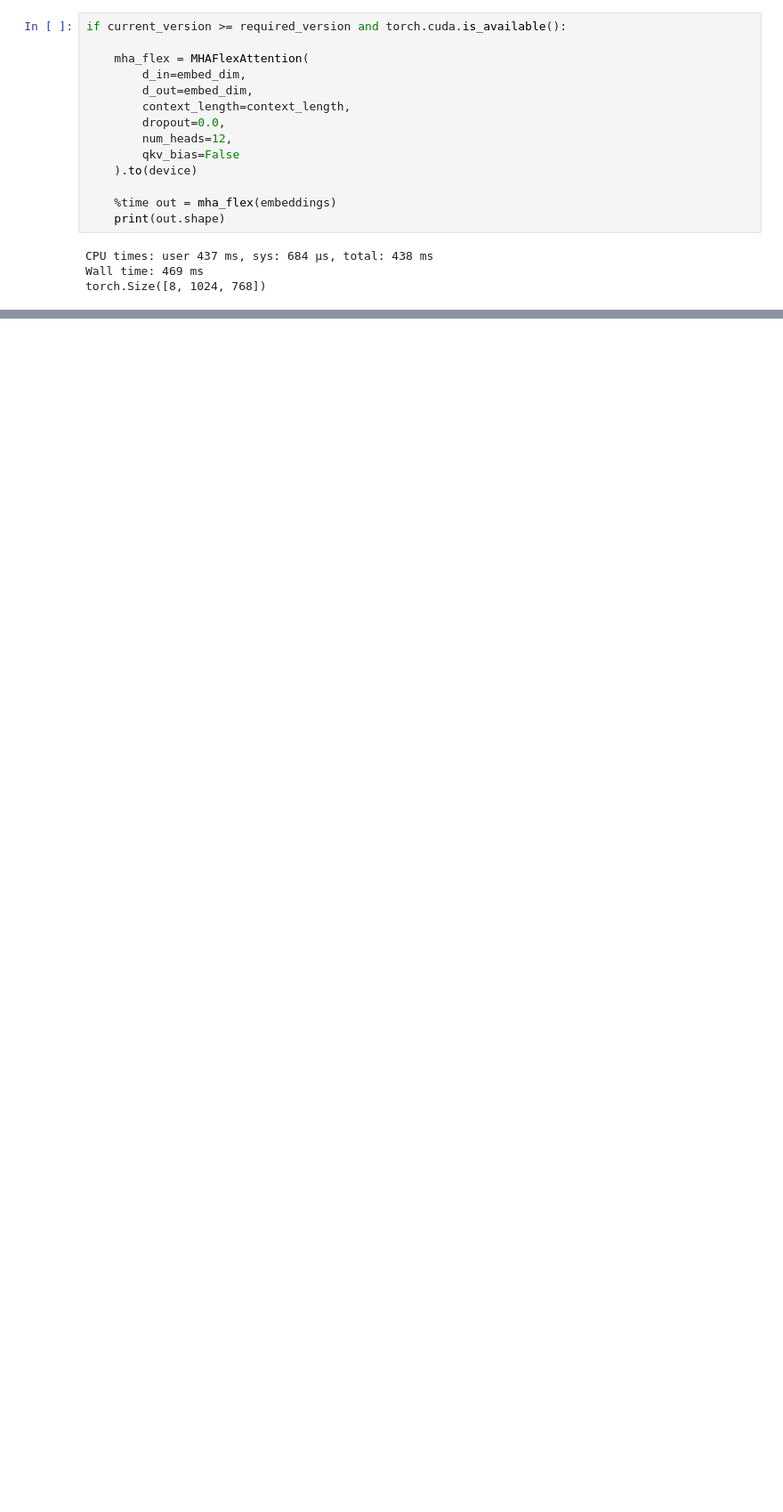
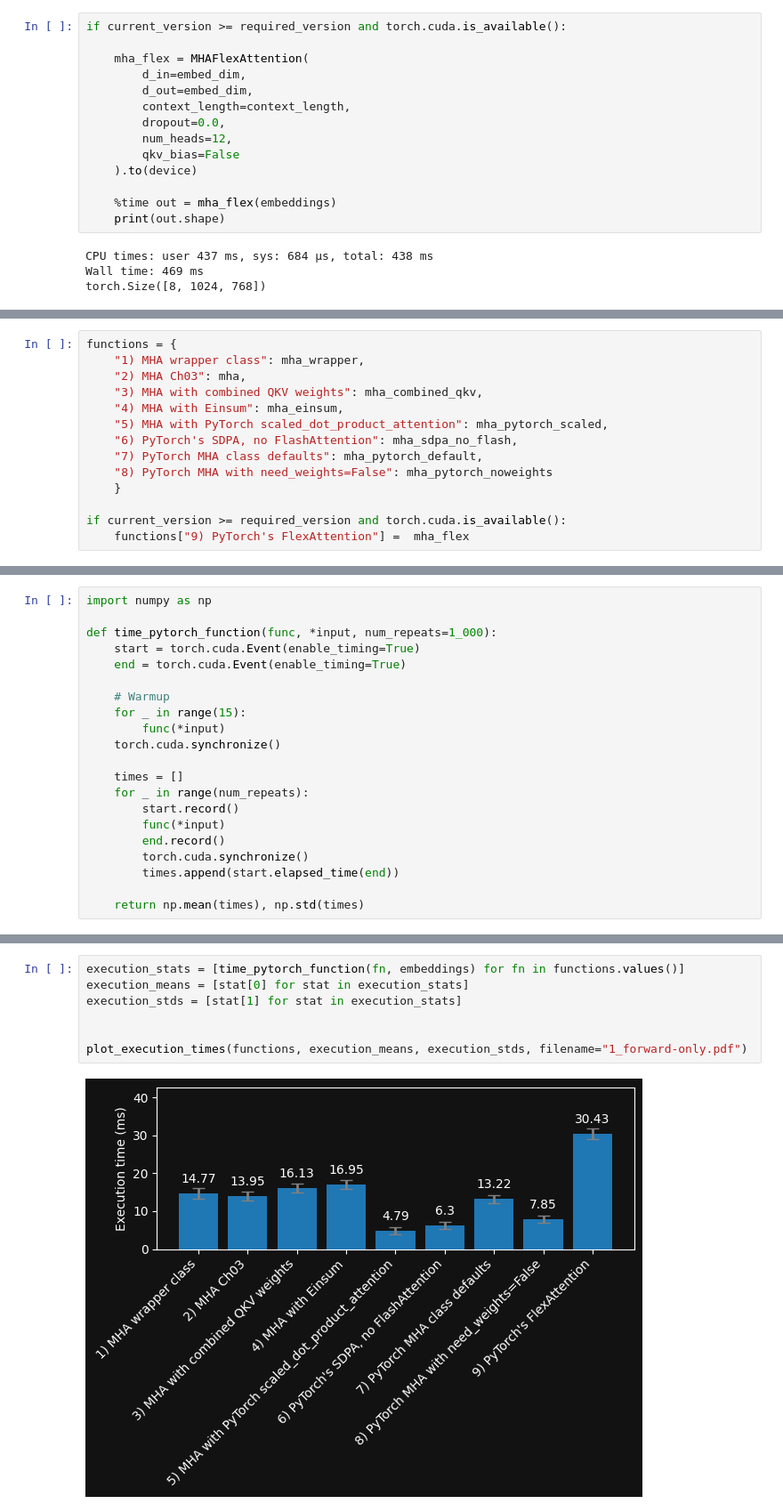
Before and after one commit to bachaudhry/my-llm-from-scratch, a Jupyter notebook: supplementary/02a-mha-plus-buffers.ipynb, the cells around one changed output, grey strips where cells are left out. Shown at 89% size. Saved outputs shown, nothing was run; the diff lists cells and outputs as text; blank space fills up the shorter version.

```diff
--- a/supplementary/02a-mha-plus-buffers.ipynb
+++ b/supplementary/02a-mha-plus-buffers.ipynb
@@ -630,0 +638,14 @@ torch.Size([8, 1024, 768])
+# %%
+functions = {
+    "1) MHA wrapper class": mha_wrapper,
+    "2) MHA Ch03": mha,
+    "3) MHA with combined QKV weights": mha_combined_qkv,
+    "4) MHA with Einsum": mha_einsum,
+    "5) MHA with PyTorch scaled_dot_product_attention": mha_pytorch_scaled,
+    "6) PyTorch's SDPA, no FlashAttention": mha_sdpa_no_flash,
+    "7) PyTorch MHA class defaults": mha_pytorch_default,
+    "8) PyTorch MHA with need_weights=False": mha_pytorch_noweights
+    }
+
+if current_version >= required_version and torch.cuda.is_available():
+    functions["9) PyTorch's FlexAttention"] =  mha_flex
@@ -630,0 +689,21 @@ torch.Size([8, 1024, 768])
+# %%
+import numpy as np
+
+def time_pytorch_function(func, *input, num_repeats=1_000):
+    start = torch.cuda.Event(enable_timing=True)
+    end = torch.cuda.Event(enable_timing=True)
+
+    # Warmup
+    for _ in range(15):
+        func(*input)
+    torch.cuda.synchronize()
+
+    times = []
+    for _ in range(num_repeats):
+        start.record()
+        func(*input)
+        end.record()
+        torch.cuda.synchronize()
+        times.append(start.elapsed_time(end))
+
+    return np.mean(times), np.std(times)
@@ -630,0 +712,9 @@ torch.Size([8, 1024, 768])
+# %%
+execution_stats = [time_pytorch_function(fn, embeddings) for fn in functions.values()]
+execution_means = [stat[0] for stat in execution_stats]
+execution_stds = [stat[1] for stat in execution_stats]
+
+
+plot_execution_times(functions, execution_means, execution_stds, filename="1_forward-only.pdf")
+# %% [output]
+[figure, added]
```
Also changed, not shown: parts of 10 cells of this notebook, 1 other file.
